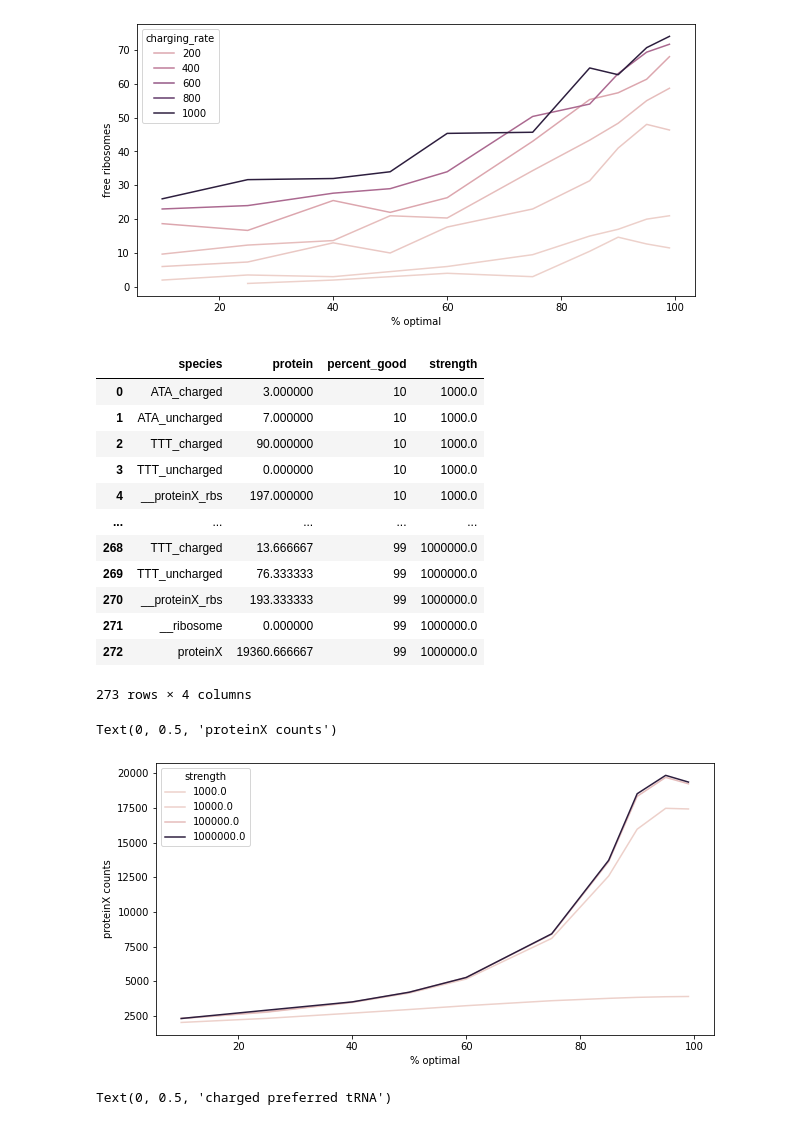
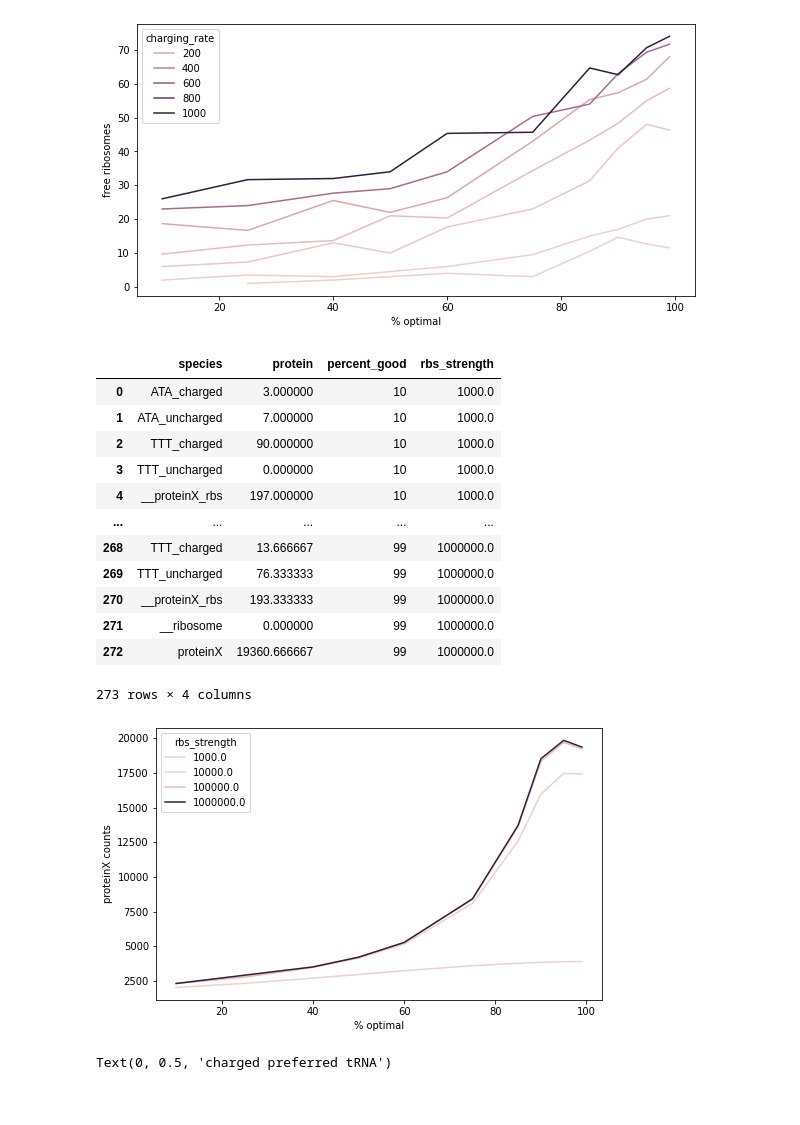
Before and after one commit to alexismhill3/tRNA-dynamics, a Jupyter notebook: analysis/two_codon.ipynb, the cells around one changed output. Drawn from its saved outputs; the diff is of its cells as text; code cells hidden in the pictures.

Commit message:
plots for T7 meeting

```diff
--- a/analysis/two_codon.ipynb
+++ b/analysis/two_codon.ipynb
@@ -48,7 +48,7 @@ def get_average_protein(path, perc_good, time, max_seed):
     df_master["percent_good"] = perc_good
     return df_master
 # %%
-rcParams['figure.figsize'] = [10, 5]
+rcParams['figure.figsize'] = [5, 5]
 # %% [markdown]
 ## Initial exploration of a two codon system
 
@@ -238,14 +238,14 @@ for frac in fractions:
     for strength in rbs:
         path = f"../output/two_codon_var_rbs/two_codon_fixed_transcript_{frac}_90_10_50.0_50.0_200_1200_5.0_{strength}"
         tmp = get_average_protein(path, frac, 500, 3)
-        tmp["strength"] = strength
+        tmp["rbs_strength"] = strength
         if df_master is not None:
             df_master = df_master.append(tmp, ignore_index=True)
         else:
             df_master = tmp
 df_master
 # %% [output]
-|  | species | protein | percent_good | strength |
+|  | species | protein | percent_good | rbs_strength |
 | 0 | ATA_charged | 3.000000 | 10 | 1000.0 |
 | 1 | ATA_uncharged | 7.000000 | 10 | 1000.0 |
 | 2 | TTT_charged | 90.000000 | 10 | 1000.0 |
@@ -260,12 +260,12 @@ df_master
 273 rows × 4 columns
 # %%
 df_fil = df_master[(df_master.species == "proteinX")]
-sns.lineplot(x="percent_good", y="protein", hue="strength", data=df_fil)
+sns.lineplot(x="percent_good", y="protein", hue="rbs_strength", data=df_fil)
 plt.xlabel("% optimal")
 plt.ylabel("proteinX counts")
+plt.savefig("two_codon_trnas_rbs.png")
 # %% [output]
-Text(0, 0.5, 'proteinX counts')
-[figure, old version]
+[figure, new version]
 # %%
 df_fil = df_master[(df_master.species == "TTT_charged")]
 sns.lineplot(x="percent_good", y="protein", hue="strength", data=df_fil)
```
Also changed, not shown: parts of 6 cells of this notebook, 5 other files.
